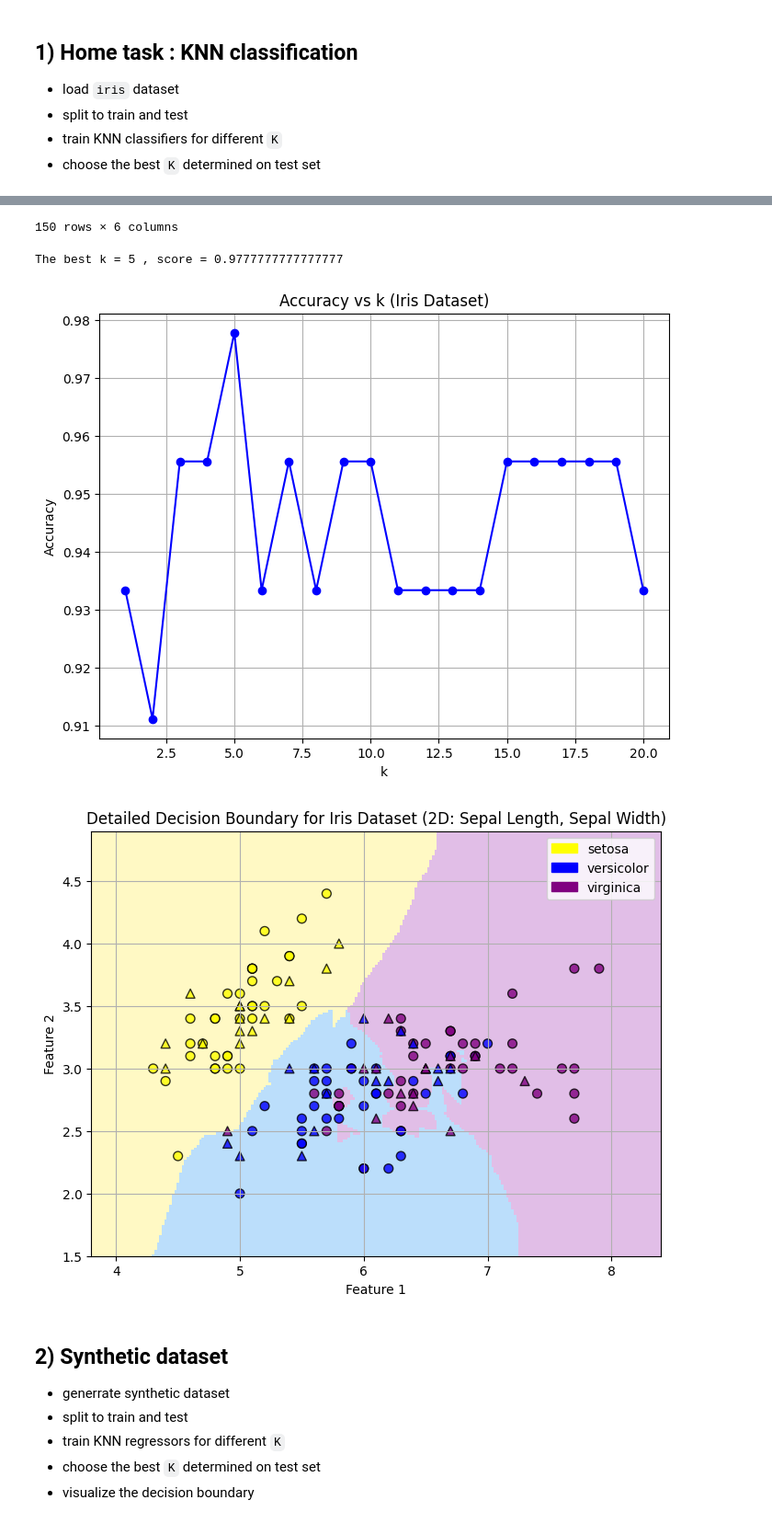
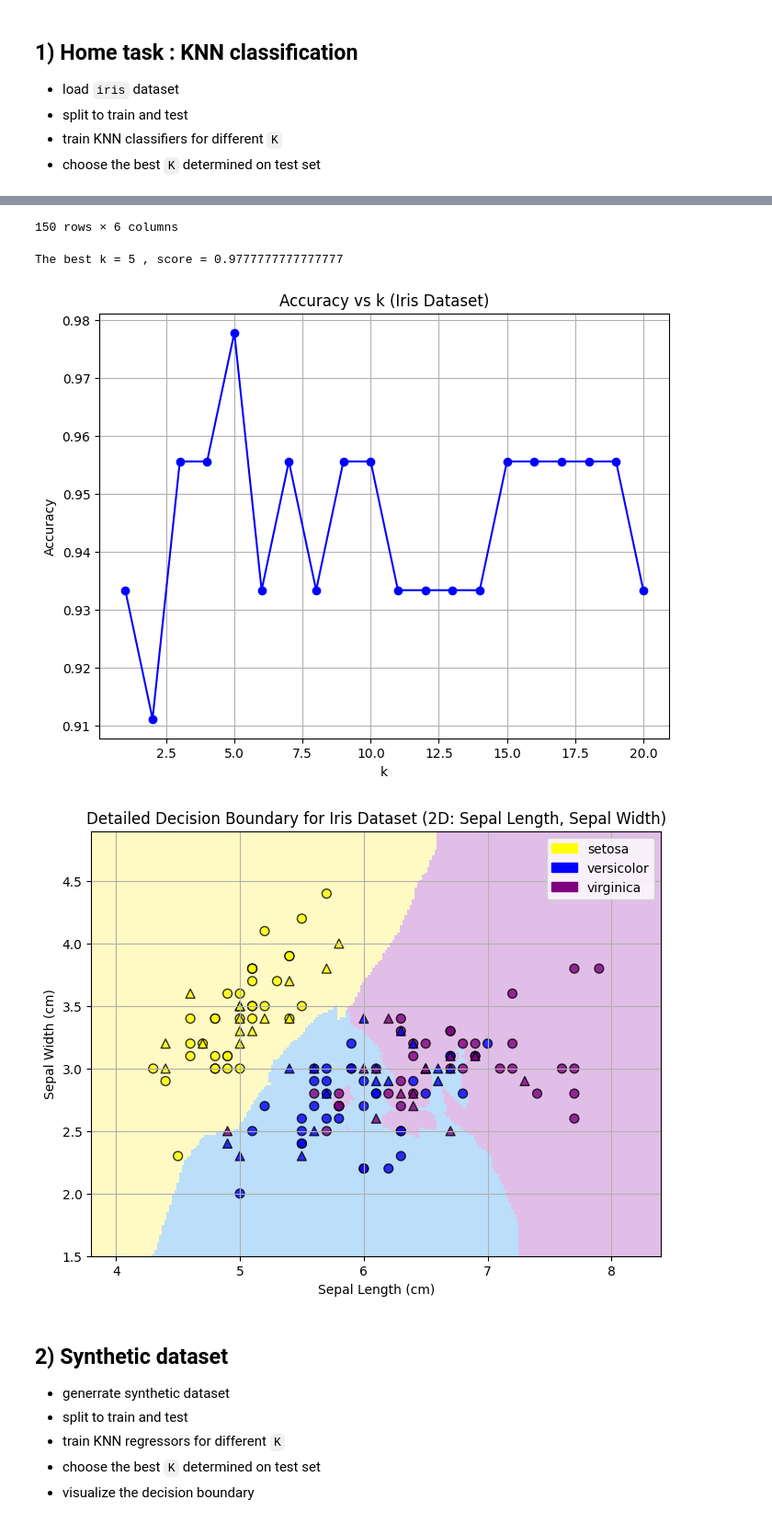
Before and after one commit to Stacey-xd/Homework-DS-Camp, a Jupyter notebook: lesson_5_knn_and_sklearn/lesson_5_knn.ipynb, the cells around one changed output, grey strips where cells are left out. Shown at 92% size. Drawn from its saved outputs; the diff is of its cells as text; code cells hidden in the pictures.

```diff
--- a/lesson_5_knn_and_sklearn/lesson_5_knn.ipynb
+++ b/lesson_5_knn_and_sklearn/lesson_5_knn.ipynb
@@ -106,38 +106,38 @@ def plot_decision_boundary_iris(clf, X_train, y_train, X_test, y_test,
     plt.legend(handles=[patch_setosa, patch_versicolor, patch_virginica], loc="upper right")
 
     plt.title(title)
-    plt.xlabel("Feature 1")
-    plt.ylabel("Feature 2")
+    plt.xlabel("Sepal Length (cm)")
+    plt.ylabel("Sepal Width (cm)")
     plt.xlim(xx.min(), xx.max())
     plt.ylim(yy.min(), yy.max())
     plt.grid(True)
     plt.show()
 
 plot_decision_boundary_iris(
     knn_2D,
     X2_train, y2_train,
     X2_test, y2_test,
     title="Detailed Decision Boundary for Iris Dataset (2D: Sepal Length, Sepal Width)",
     precision=0.02
 )
 # %% [output]
 data contains: dict_keys(['data', 'target', 'frame', 'target_names', 'DESCR', 'feature_names', 'filename', 'data_module'])
 |  | sepal length (cm) | sepal width (cm) | petal length (cm) | petal width (cm) | label | label_names |
 | 0 | 5.1 | 3.5 | 1.4 | 0.2 | 0 | setosa |
 | 1 | 4.9 | 3.0 | 1.4 | 0.2 | 0 | setosa |
 | 2 | 4.7 | 3.2 | 1.3 | 0.2 | 0 | setosa |
 | 3 | 4.6 | 3.1 | 1.5 | 0.2 | 0 | setosa |
 | 4 | 5.0 | 3.6 | 1.4 | 0.2 | 0 | setosa |
 | ... | ... | ... | ... | ... | ... | ... |
 | 145 | 6.7 | 3.0 | 5.2 | 2.3 | 2 | virginica |
 | 146 | 6.3 | 2.5 | 5.0 | 1.9 | 2 | virginica |
 | 147 | 6.5 | 3.0 | 5.2 | 2.0 | 2 | virginica |
 | 148 | 6.2 | 3.4 | 5.4 | 2.3 | 2 | virginica |
 | 149 | 5.9 | 3.0 | 5.1 | 1.8 | 2 | virginica |
 150 rows × 6 columns
 The best k = 5 , score = 0.9777777777777777
 [figure]
-[figure, old version]
+[figure, new version]
 # %% [markdown]
 ## 2) Synthetic dataset
 - generrate synthetic dataset
```
